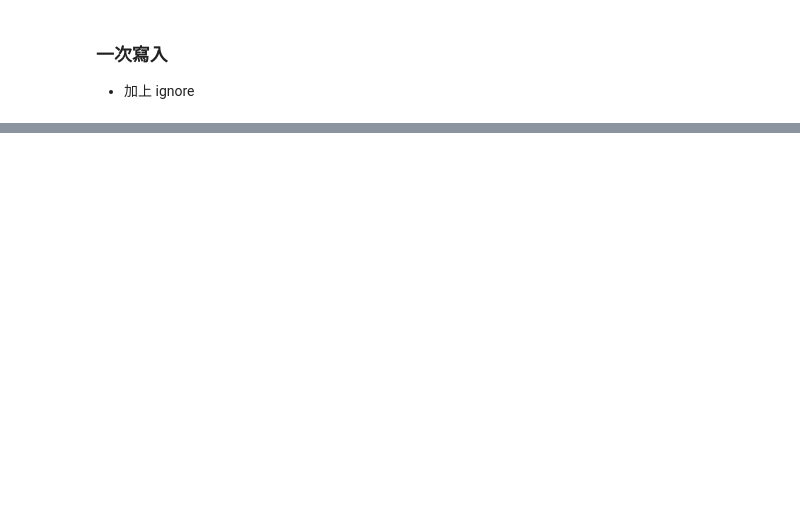
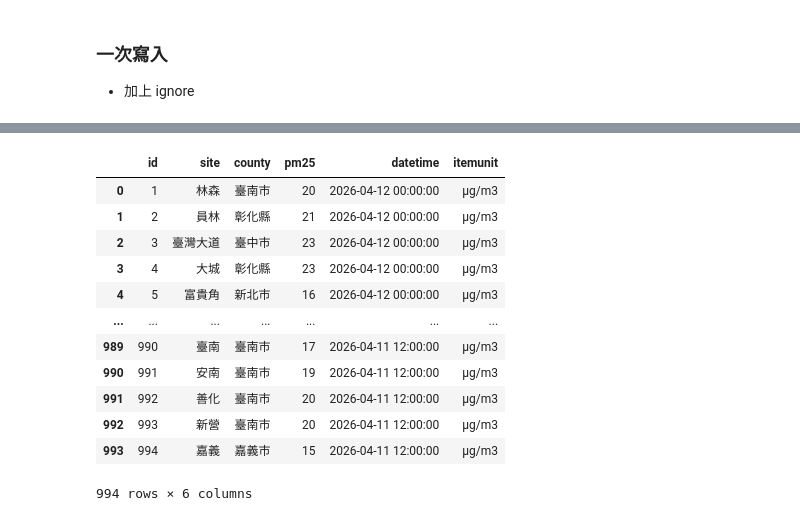
Before and after one commit to Roger2025/pm25_3, a Jupyter notebook: test.ipynb, the cells around one changed output, grey strips where cells are left out. Drawn from its saved outputs; the diff is of its cells as text; code cells hidden in the pictures; blank space fills up the shorter version.

```diff
--- a/test.ipynb
+++ b/test.ipynb
@@ -103,0 +89,5 @@ conn.commit()
+# %%
+cursor.execute("select * from pm25")
+
+datas=cursor.fetchall()
+datas
@@ -103,0 +112,17 @@ conn.commit()
+# %%
+df=pd.DataFrame(datas,columns=["id","site","county","pm25","datetime","itemunit"])
+df
+# %% [output]
+|  | id | site | county | pm25 | datetime | itemunit |
+| 0 | 1 | 林森 | 臺南市 | 20 | 2026-04-12 00:00:00 | μg/m3 |
+| 1 | 2 | 員林 | 彰化縣 | 21 | 2026-04-12 00:00:00 | μg/m3 |
+| 2 | 3 | 臺灣大道 | 臺中市 | 23 | 2026-04-12 00:00:00 | μg/m3 |
+| 3 | 4 | 大城 | 彰化縣 | 23 | 2026-04-12 00:00:00 | μg/m3 |
+| 4 | 5 | 富貴角 | 新北市 | 16 | 2026-04-12 00:00:00 | μg/m3 |
+| ... | ... | ... | ... | ... | ... | ... |
+| 989 | 990 | 臺南 | 臺南市 | 17 | 2026-04-11 12:00:00 | μg/m3 |
+| 990 | 991 | 安南 | 臺南市 | 19 | 2026-04-11 12:00:00 | μg/m3 |
+| 991 | 992 | 善化 | 臺南市 | 20 | 2026-04-11 12:00:00 | μg/m3 |
+| 992 | 993 | 新營 | 臺南市 | 20 | 2026-04-11 12:00:00 | μg/m3 |
+| 993 | 994 | 嘉義 | 嘉義市 | 15 | 2026-04-11 12:00:00 | μg/m3 |
+994 rows × 6 columns
```
Also changed, not shown: parts of 8 cells of this notebook, 2 other files.
